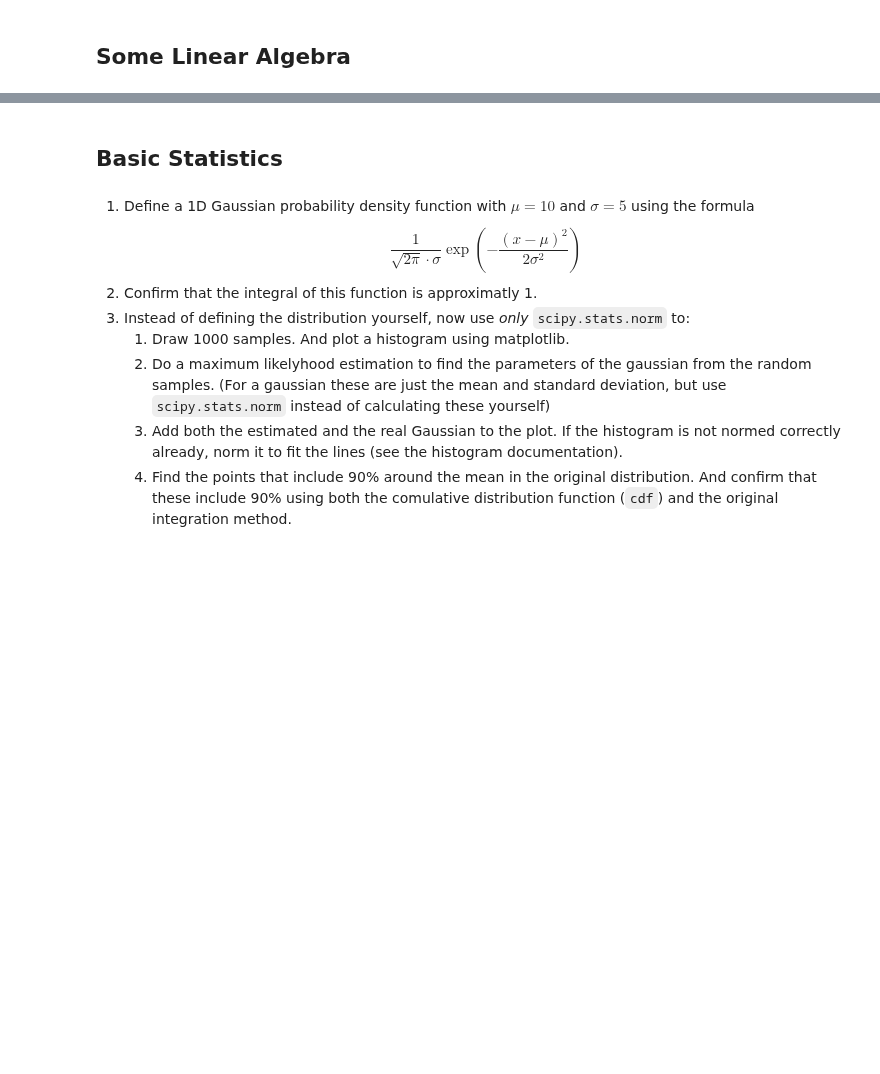
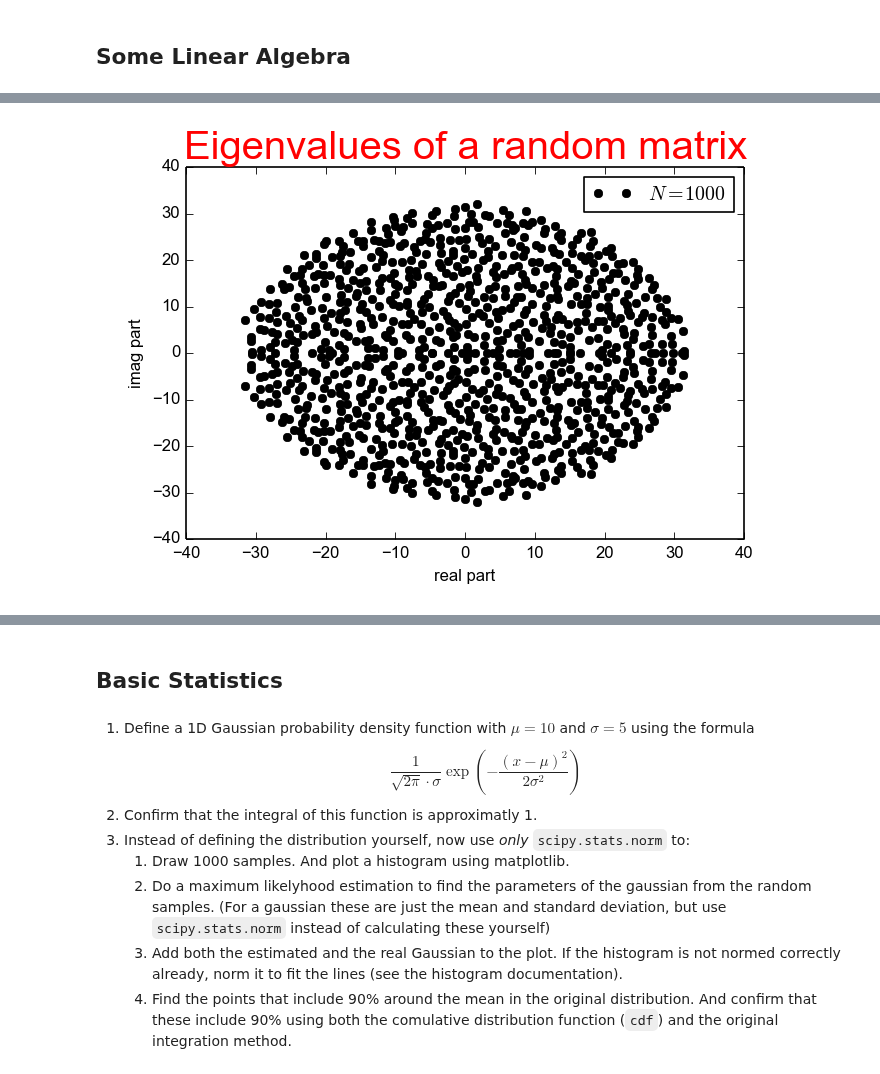
Before and after one commit to MPIDS/Python-Course, a Jupyter notebook: 03-numpy-scipy/exercises/exercises.ipynb, the cells around one changed output, grey strips where cells are left out. Cells and saved outputs as stored; diff of their text form; code cells hidden in the pictures; blank space fills up the shorter version.

```diff
--- a/03-numpy-scipy/exercises/exercises.ipynb
+++ b/03-numpy-scipy/exercises/exercises.ipynb
@@ -502 +159,5 @@ True
+# %%
+Image("pics/matrix1.png")
+# %% [output]
+[figure, added]
 # %% [markdown]
```
Also changed, not shown: parts of 28 cells of this notebook, 25 other files.
